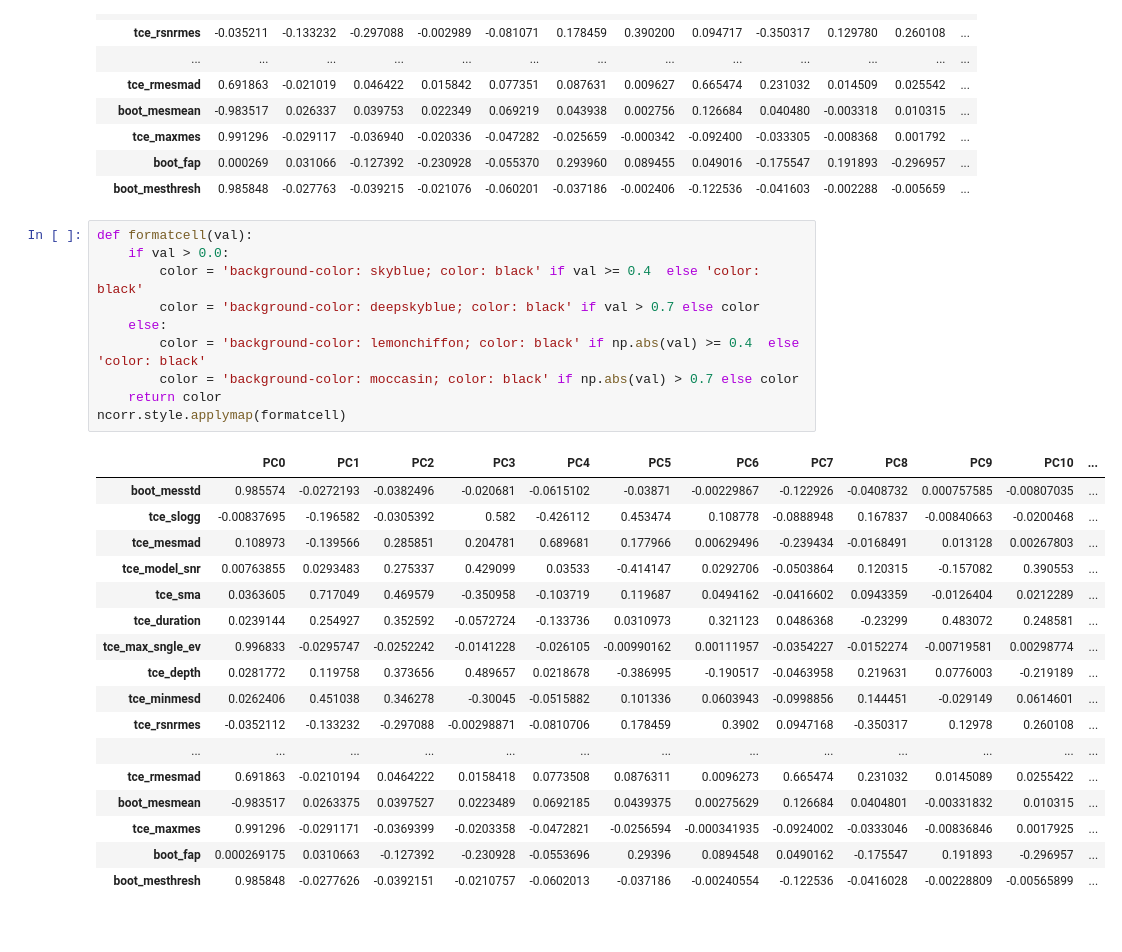
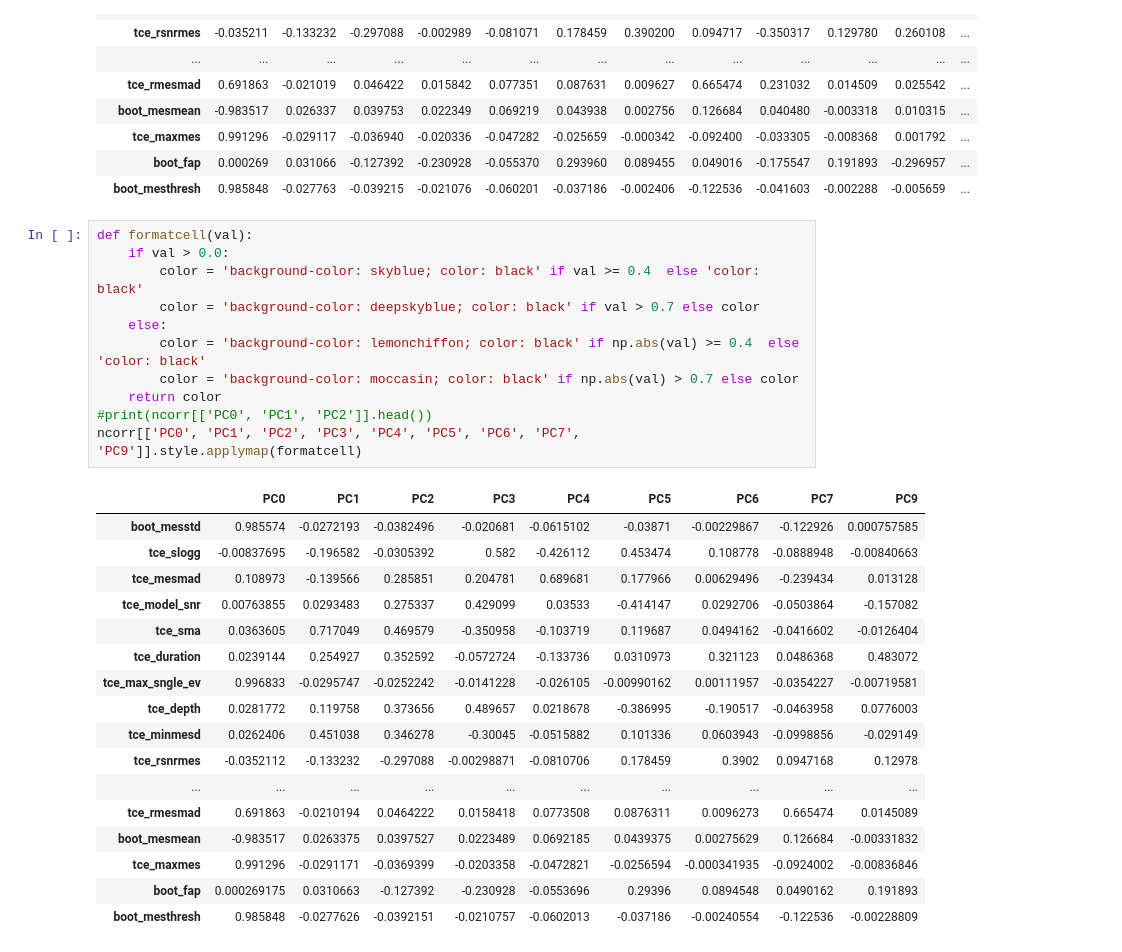
Before and after one commit to ppeiris/kepler, a Jupyter notebook: src/tce/pca/TCE_analysis.ipynb, the cells around one changed output. Cells and saved outputs as stored; diff of their text form.

```diff
--- a/src/tce/pca/TCE_analysis.ipynb
+++ b/src/tce/pca/TCE_analysis.ipynb
@@ -77,31 +79,32 @@ ncorr
 # %%
 def formatcell(val):
     if val > 0.0:
         color = 'background-color: skyblue; color: black' if val >= 0.4  else 'color: black'
         color = 'background-color: deepskyblue; color: black' if val > 0.7 else color
     else:
         color = 'background-color: lemonchiffon; color: black' if np.abs(val) >= 0.4  else 'color: black'
         color = 'background-color: moccasin; color: black' if np.abs(val) > 0.7 else color
     return color
-ncorr.style.applymap(formatcell)
+#print(ncorr[['PC0', 'PC1', 'PC2']].head())
+ncorr[['PC0', 'PC1', 'PC2', 'PC3', 'PC4', 'PC5', 'PC6', 'PC7', 'PC9']].style.applymap(formatcell)
 # %% [output]
-|  | PC0 | PC1 | PC2 | PC3 | PC4 | PC5 | PC6 | PC7 | PC8 | PC9 | PC10 | ... |
-| boot_messtd | 0.985574 | -0.0272193 | -0.0382496 | -0.020681 | -0.0615102 | -0.03871 | -0.00229867 | -0.122926 | -0.0408732 | 0.000757585 | -0.00807035 | ... |
-| tce_slogg | -0.00837695 | -0.196582 | -0.0305392 | 0.582 | -0.426112 | 0.453474 | 0.108778 | -0.0888948 | 0.167837 | -0.00840663 | -0.0200468 | ... |
-| tce_mesmad | 0.108973 | -0.139566 | 0.285851 | 0.204781 | 0.689681 | 0.177966 | 0.00629496 | -0.239434 | -0.0168491 | 0.013128 | 0.00267803 | ... |
-| tce_model_snr | 0.00763855 | 0.0293483 | 0.275337 | 0.429099 | 0.03533 | -0.414147 | 0.0292706 | -0.0503864 | 0.120315 | -0.157082 | 0.390553 | ... |
-| tce_sma | 0.0363605 | 0.717049 | 0.469579 | -0.350958 | -0.103719 | 0.119687 | 0.0494162 | -0.0416602 | 0.0943359 | -0.0126404 | 0.0212289 | ... |
-| tce_duration | 0.0239144 | 0.254927 | 0.352592 | -0.0572724 | -0.133736 | 0.0310973 | 0.321123 | 0.0486368 | -0.23299 | 0.483072 | 0.248581 | ... |
-| tce_max_sngle_ev | 0.996833 | -0.0295747 | -0.0252242 | -0.0141228 | -0.026105 | -0.00990162 | 0.00111957 | -0.0354227 | -0.0152274 | -0.00719581 | 0.00298774 | ... |
-| tce_depth | 0.0281772 | 0.119758 | 0.373656 | 0.489657 | 0.0218678 | -0.386995 | -0.190517 | -0.0463958 | 0.219631 | 0.0776003 | -0.219189 | ... |
-| tce_minmesd | 0.0262406 | 0.451038 | 0.346278 | -0.30045 | -0.0515882 | 0.101336 | 0.0603943 | -0.0998856 | 0.144451 | -0.029149 | 0.0614601 | ... |
-| tce_rsnrmes | -0.0352112 | -0.133232 | -0.297088 | -0.00298871 | -0.0810706 | 0.178459 | 0.3902 | 0.0947168 | -0.350317 | 0.12978 | 0.260108 | ... |
-| ... | ... | ... | ... | ... | ... | ... | ... | ... | ... | ... | ... | ... |
-| tce_rmesmad | 0.691863 | -0.0210194 | 0.0464222 | 0.0158418 | 0.0773508 | 0.0876311 | 0.0096273 | 0.665474 | 0.231032 | 0.0145089 | 0.0255422 | ... |
-| boot_mesmean | -0.983517 | 0.0263375 | 0.0397527 | 0.0223489 | 0.0692185 | 0.0439375 | 0.00275629 | 0.126684 | 0.0404801 | -0.00331832 | 0.010315 | ... |
-| tce_maxmes | 0.991296 | -0.0291171 | -0.0369399 | -0.0203358 | -0.0472821 | -0.0256594 | -0.000341935 | -0.0924002 | -0.0333046 | -0.00836846 | 0.0017925 | ... |
-| boot_fap | 0.000269175 | 0.0310663 | -0.127392 | -0.230928 | -0.0553696 | 0.29396 | 0.0894548 | 0.0490162 | -0.175547 | 0.191893 | -0.296957 | ... |
-| boot_mesthresh | 0.985848 | -0.0277626 | -0.0392151 | -0.0210757 | -0.0602013 | -0.037186 | -0.00240554 | -0.122536 | -0.0416028 | -0.00228809 | -0.00565899 | ... |
+|  | PC0 | PC1 | PC2 | PC3 | PC4 | PC5 | PC6 | PC7 | PC9 |
+| boot_messtd | 0.985574 | -0.0272193 | -0.0382496 | -0.020681 | -0.0615102 | -0.03871 | -0.00229867 | -0.122926 | 0.000757585 |
+| tce_slogg | -0.00837695 | -0.196582 | -0.0305392 | 0.582 | -0.426112 | 0.453474 | 0.108778 | -0.0888948 | -0.00840663 |
+| tce_mesmad | 0.108973 | -0.139566 | 0.285851 | 0.204781 | 0.689681 | 0.177966 | 0.00629496 | -0.239434 | 0.013128 |
+| tce_model_snr | 0.00763855 | 0.0293483 | 0.275337 | 0.429099 | 0.03533 | -0.414147 | 0.0292706 | -0.0503864 | -0.157082 |
+| tce_sma | 0.0363605 | 0.717049 | 0.469579 | -0.350958 | -0.103719 | 0.119687 | 0.0494162 | -0.0416602 | -0.0126404 |
+| tce_duration | 0.0239144 | 0.254927 | 0.352592 | -0.0572724 | -0.133736 | 0.0310973 | 0.321123 | 0.0486368 | 0.483072 |
+| tce_max_sngle_ev | 0.996833 | -0.0295747 | -0.0252242 | -0.0141228 | -0.026105 | -0.00990162 | 0.00111957 | -0.0354227 | -0.00719581 |
+| tce_depth | 0.0281772 | 0.119758 | 0.373656 | 0.489657 | 0.0218678 | -0.386995 | -0.190517 | -0.0463958 | 0.0776003 |
+| tce_minmesd | 0.0262406 | 0.451038 | 0.346278 | -0.30045 | -0.0515882 | 0.101336 | 0.0603943 | -0.0998856 | -0.029149 |
+| tce_rsnrmes | -0.0352112 | -0.133232 | -0.297088 | -0.00298871 | -0.0810706 | 0.178459 | 0.3902 | 0.0947168 | 0.12978 |
+| ... | ... | ... | ... | ... | ... | ... | ... | ... | ... |
+| tce_rmesmad | 0.691863 | -0.0210194 | 0.0464222 | 0.0158418 | 0.0773508 | 0.0876311 | 0.0096273 | 0.665474 | 0.0145089 |
+| boot_mesmean | -0.983517 | 0.0263375 | 0.0397527 | 0.0223489 | 0.0692185 | 0.0439375 | 0.00275629 | 0.126684 | -0.00331832 |
+| tce_maxmes | 0.991296 | -0.0291171 | -0.0369399 | -0.0203358 | -0.0472821 | -0.0256594 | -0.000341935 | -0.0924002 | -0.00836846 |
+| boot_fap | 0.000269175 | 0.0310663 | -0.127392 | -0.230928 | -0.0553696 | 0.29396 | 0.0894548 | 0.0490162 | 0.191893 |
+| boot_mesthresh | 0.985848 | -0.0277626 | -0.0392151 | -0.0210757 | -0.0602013 | -0.037186 | -0.00240554 | -0.122536 | -0.00228809 |
 # %%
 colFileName = 'asdfanothertce_colscsv'
 
```
Also changed, not shown: parts of 4 cells of this notebook, 12 other files.
